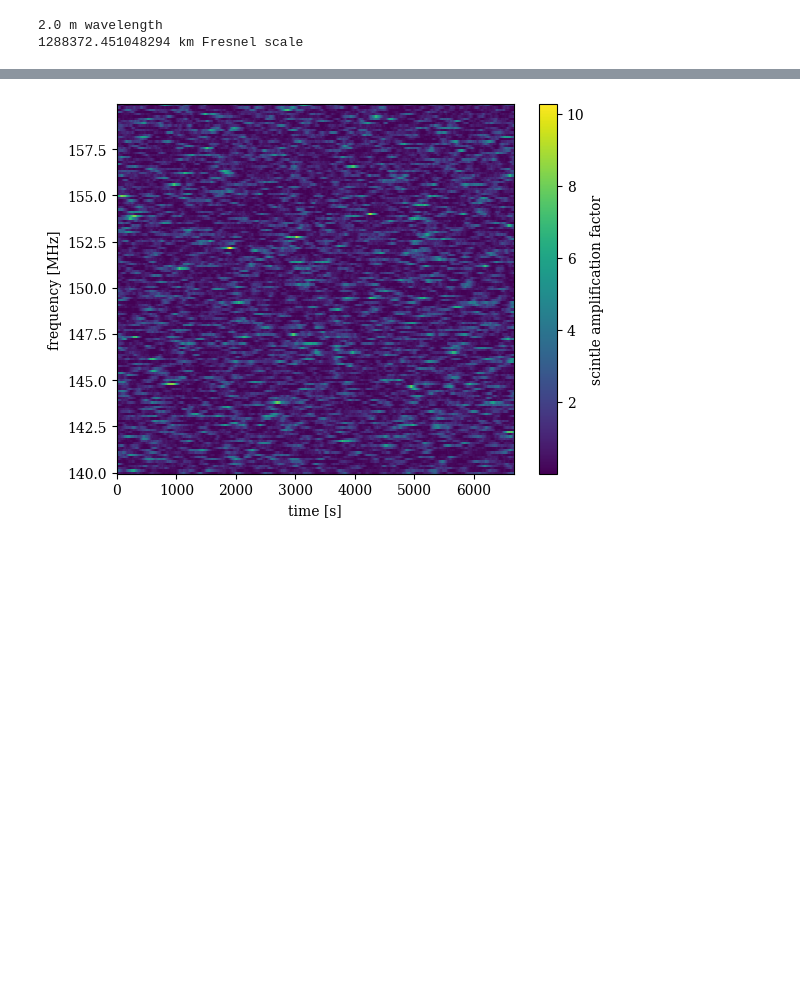
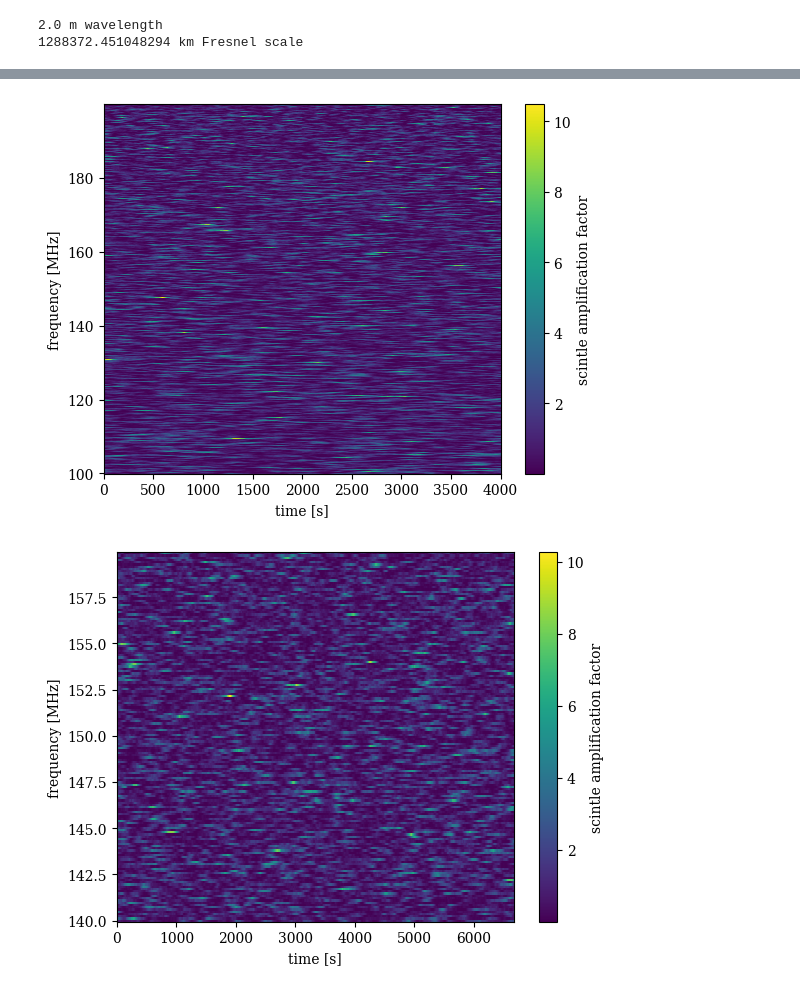
Before and after one commit to bjacobell/PsrSim, a Jupyter notebook: scintools_demo_061826.ipynb, the cells around one changed output, grey strips where cells are left out. Saved outputs shown, nothing was run; the diff lists cells and outputs as text; code cells hidden in the pictures; blank space fills up the shorter version.

```diff
--- a/scintools_demo_061826.ipynb
+++ b/scintools_demo_061826.ipynb
@@ -164,3 +164,11 @@ ds 0.0005999817827298641 ns 4000 time 125.6716091632843
+# %%
+plt.imshow(dspec.T[:,:ntsamp], aspect='auto', interpolation='none', cmap='viridis', extent=[0, ns*ds*rfresnel_km/veff * ntsamp/dspec.T.shape[1], np.min(sim.freqs), np.max(sim.freqs)])
+plt.xlabel('time [s]')
+plt.ylabel('frequency [MHz]')
+plt.colorbar(label='scintle amplification factor', ax=plt.gca())
+plt.show()
+# %% [output]
+[figure, added]
 # %%
 plt.imshow(dspec.T[:,:ntsamp], aspect='auto', interpolation='none', cmap='viridis', extent=[0, ns*ds*rfresnel_km/veff * ntsamp/dspec.T.shape[1], np.min(sim.freqs), np.max(sim.freqs)])
 plt.xlabel('time [s]')
```
Also changed, not shown: parts of 8 cells of this notebook, 5 other files.
